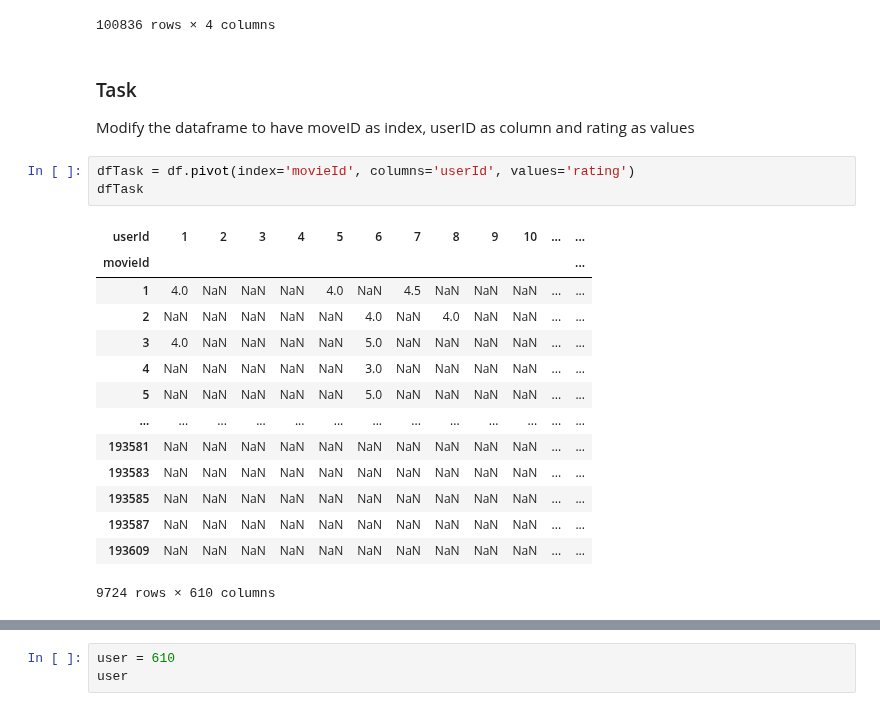
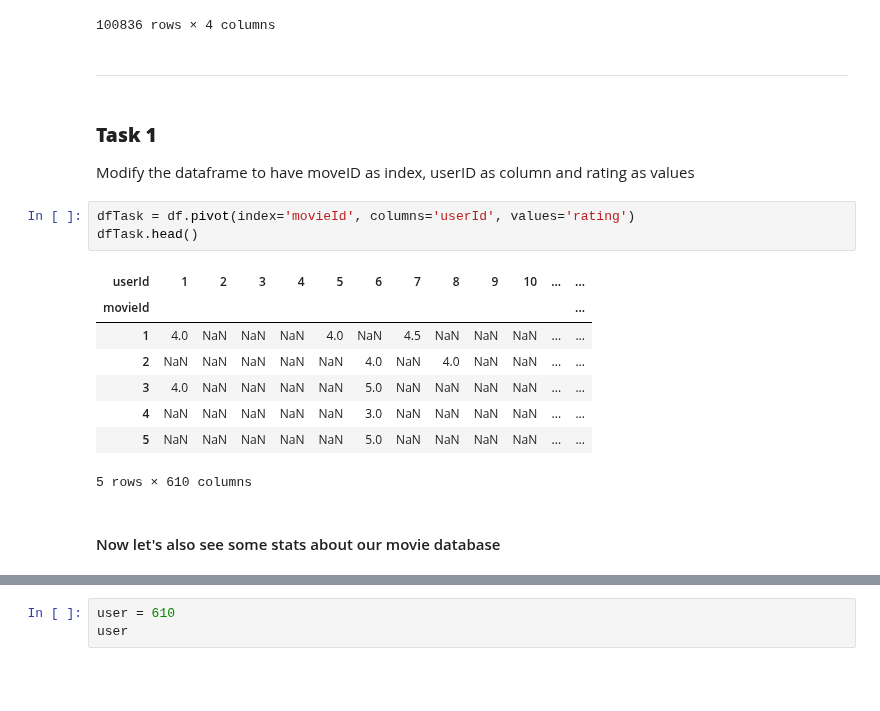
Before and after one commit to mmartyna123/InformationRetrieval, a Jupyter notebook: Lab5/Lab-IR5.ipynb, the cells around one changed output, grey strips where cells are left out. Cells and saved outputs as stored; diff of their text form; blank space fills up the shorter version.

Commit message:
stats and raport started

```diff
--- a/Lab5/Lab-IR5.ipynb
+++ b/Lab5/Lab-IR5.ipynb
@@ -38,24 +41,22 @@ df
 | 100834 | 610 | 168252 | 5.0 | 1493846352 |
 | 100835 | 610 | 170875 | 3.0 | 1493846415 |
 100836 rows × 4 columns
+# %% [markdown]
+-----
 # %% [markdown]
-### Task
+### <b>Task 1
 Modify the dataframe to have moveID as index, userID as column and rating as values
 # %%
 dfTask = df.pivot(index='movieId', columns='userId', values='rating')
-dfTask
+dfTask.head()
 # %% [output]
 | userId | 1 | 2 | 3 | 4 | 5 | 6 | 7 | 8 | 9 | 10 | ... | ... |
 | movieId |  |  |  |  |  |  |  |  |  |  |  | ... |
 | 1 | 4.0 | NaN | NaN | NaN | 4.0 | NaN | 4.5 | NaN | NaN | NaN | ... | ... |
 | 2 | NaN | NaN | NaN | NaN | NaN | 4.0 | NaN | 4.0 | NaN | NaN | ... | ... |
 | 3 | 4.0 | NaN | NaN | NaN | NaN | 5.0 | NaN | NaN | NaN | NaN | ... | ... |
 | 4 | NaN | NaN | NaN | NaN | NaN | 3.0 | NaN | NaN | NaN | NaN | ... | ... |
 | 5 | NaN | NaN | NaN | NaN | NaN | 5.0 | NaN | NaN | NaN | NaN | ... | ... |
-| ... | ... | ... | ... | ... | ... | ... | ... | ... | ... | ... | ... | ... |
-| 193581 | NaN | NaN | NaN | NaN | NaN | NaN | NaN | NaN | NaN | NaN | ... | ... |
-| 193583 | NaN | NaN | NaN | NaN | NaN | NaN | NaN | NaN | NaN | NaN | ... | ... |
-| 193585 | NaN | NaN | NaN | NaN | NaN | NaN | NaN | NaN | NaN | NaN | ... | ... |
-| 193587 | NaN | NaN | NaN | NaN | NaN | NaN | NaN | NaN | NaN | NaN | ... | ... |
-| 193609 | NaN | NaN | NaN | NaN | NaN | NaN | NaN | NaN | NaN | NaN | ... | ... |
-9724 rows × 610 columns
+5 rows × 610 columns
+# %% [markdown]
+#### Now let's also see some stats about our movie database
```
Also changed, not shown: parts of 8 cells of this notebook.
